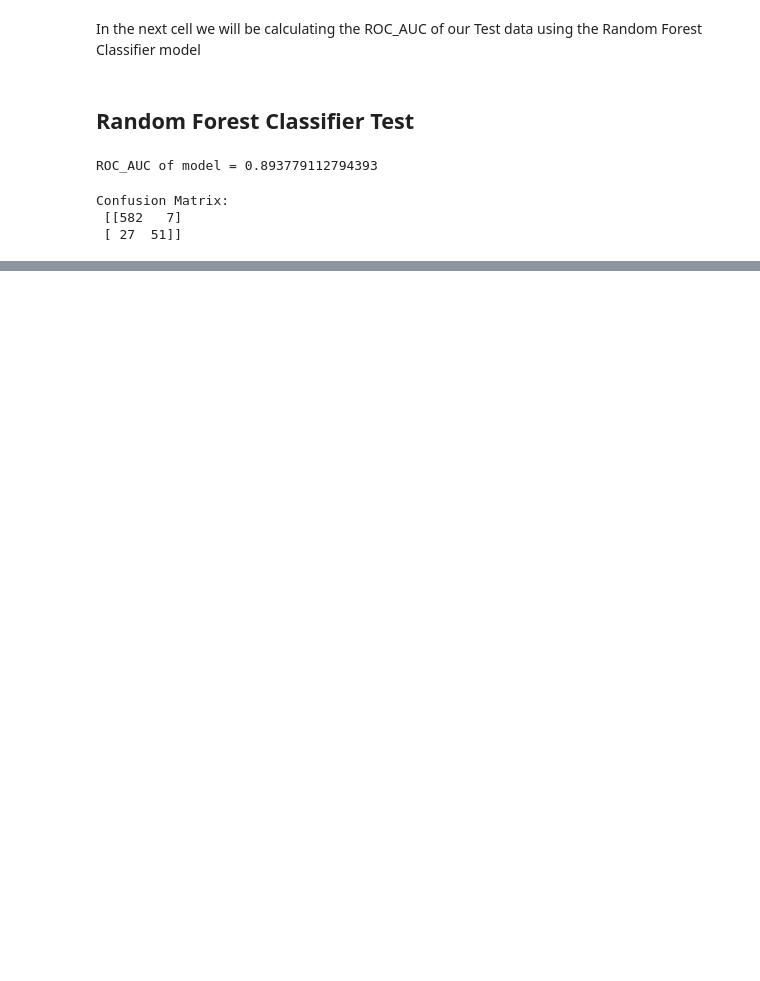
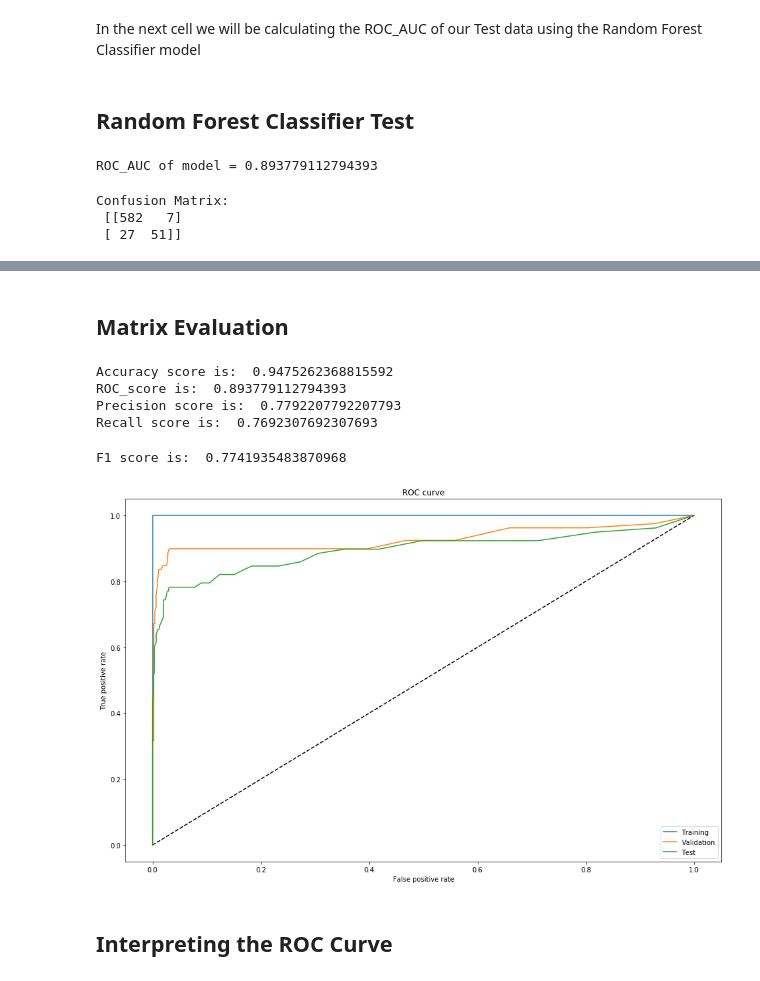
Before and after one commit to ArmanHasAPython/dsc-mod-3-project-v2-1-solo, a Jupyter notebook: Customer Churn Data.ipynb, the cells around one changed output, grey strips where cells are left out. Saved outputs shown, nothing was run; the diff lists cells and outputs as text; code cells hidden in the pictures; blank space fills up the shorter version.

Commit message:
Evaluation

```diff
--- a/Customer Churn Data.ipynb
+++ b/Customer Churn Data.ipynb
@@ -740,0 +915,18 @@ plt.show()
+# %% [markdown]
+## Matrix Evaluation
+# %%
+accuracy = print('Accuracy score is: ', accuracy_score(y_test, final_res))
+roc_score = print('ROC_score is: ', roc_auc_score(y_test, y_train_hat))
+precision = print('Precision score is: ', precision_score(y_test, final_res))
+recall = print('Recall score is: ', recall_score(y_test, final_res))
+# %% [output]
+Accuracy score is:  0.9475262368815592
+ROC_score is:  0.893779112794393
+Precision score is:  0.7792207792207793
+Recall score is:  0.7692307692307693
+# %%
+from sklearn.metrics import f1_score
+
+f1_score = print('F1 score is: ', f1_score(y_test, final_res))
+# %% [output]
+F1 score is:  0.7741935483870968
@@ -740,0 +937,27 @@ plt.show()
+# %%
+#Calculate the probability score at each of the datapoints in the train validation data set
+
+probs_train = model_RF.predict_proba(X_train_v)
+fpr_train, tpr_train, thresholds_train = roc_curve(y_train_v, probs_train[:,1])
+
+probs_val = model_RF.predict_proba(X_val)
+fpr_val, tpr_val, thresholds_val = roc_curve(y_val, probs_val[:,1])
+
+probs_test = model_RF.predict_proba(X_test)
+fpr_test, tpr_test, thresholds_test = roc_curve(y_test, probs_test[:,1])
+
+
+plt.figure(figsize=(16,10))
+plt.plot([0, 1], [0, 1], 'k--')
+plt.plot(fpr_train, tpr_train, label='Training')
+plt.plot(fpr_val, tpr_val, label='Validation')
+plt.plot(fpr_test, tpr_test, label='Test')
+plt.xlabel('False positive rate')
+plt.ylabel('True positive rate')
+plt.title('ROC curve')
+plt.legend(loc='best')
+plt.show()
+# %% [output]
+[figure, added]
+# %% [markdown]
+## Interpreting the ROC Curve
```
Also changed, not shown: parts of 50 cells of this notebook, 2 other files.
